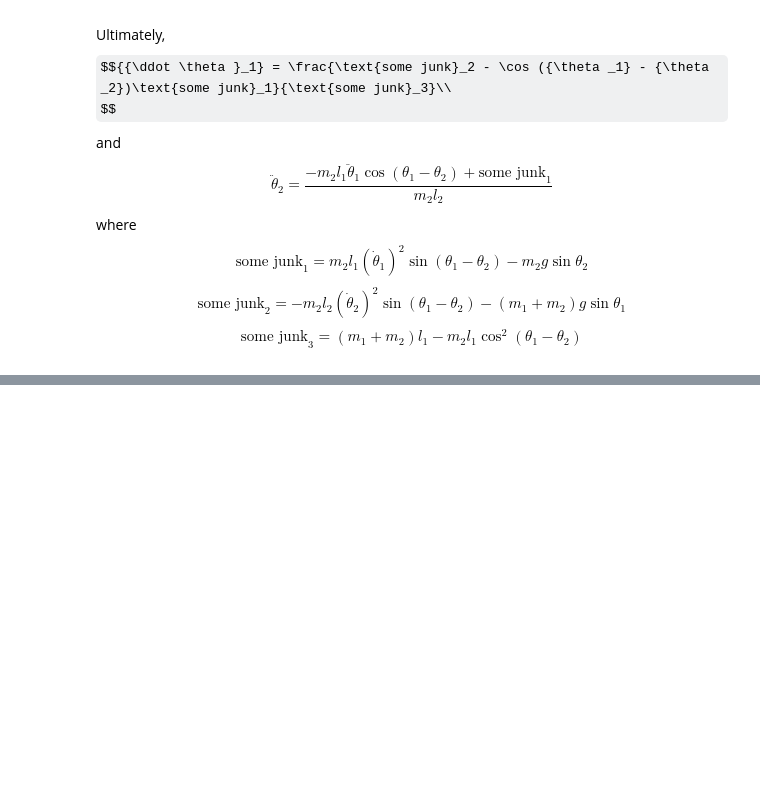
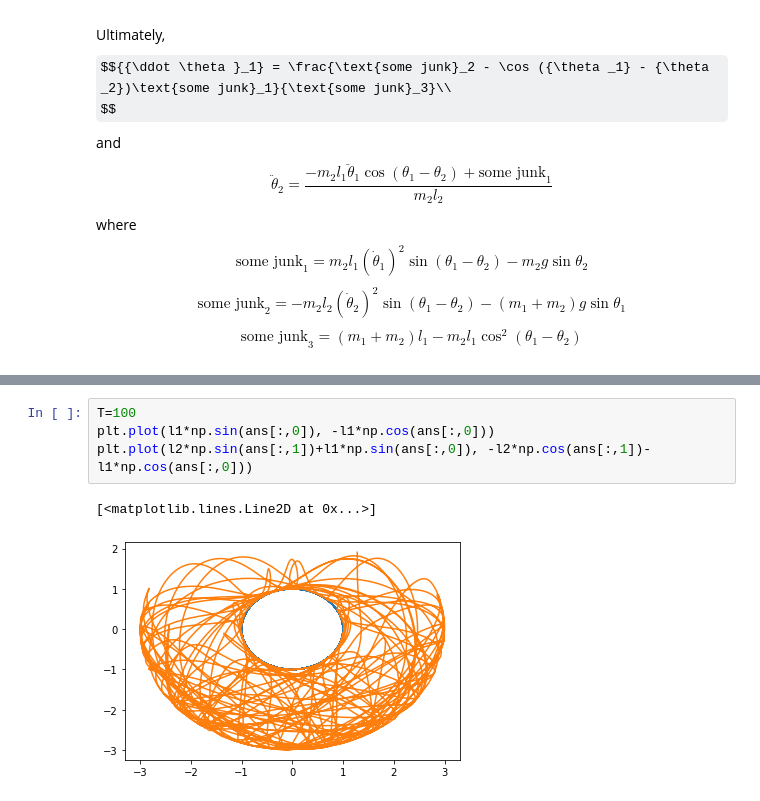
Before and after one commit to r4b61t/ssm, a Jupyter notebook: Homework/Homework 1.3.ipynb, the cells around one changed output, grey strips where cells are left out. Saved outputs shown, nothing was run; the diff lists cells and outputs as text; some formulas as TeX source; blank space fills up the shorter version.

```diff
--- a/Homework/Homework 1.3.ipynb
+++ b/Homework/Homework 1.3.ipynb
@@ -150,3 +150,10 @@ plt.show
+# %%
+T=100
+plt.plot(l1*np.sin(ans[:,0]), -l1*np.cos(ans[:,0]))
+plt.plot(l2*np.sin(ans[:,1])+l1*np.sin(ans[:,0]), -l2*np.cos(ans[:,1])-l1*np.cos(ans[:,0]))
+# %% [output]
+[<matplotlib.lines.Line2D at 0x...>]
+[figure, added]
 # %%
 T=100
 t = np.arange(0,T,0.01)
```
Also changed, not shown: parts of 3 cells of this notebook, 2 other files.
